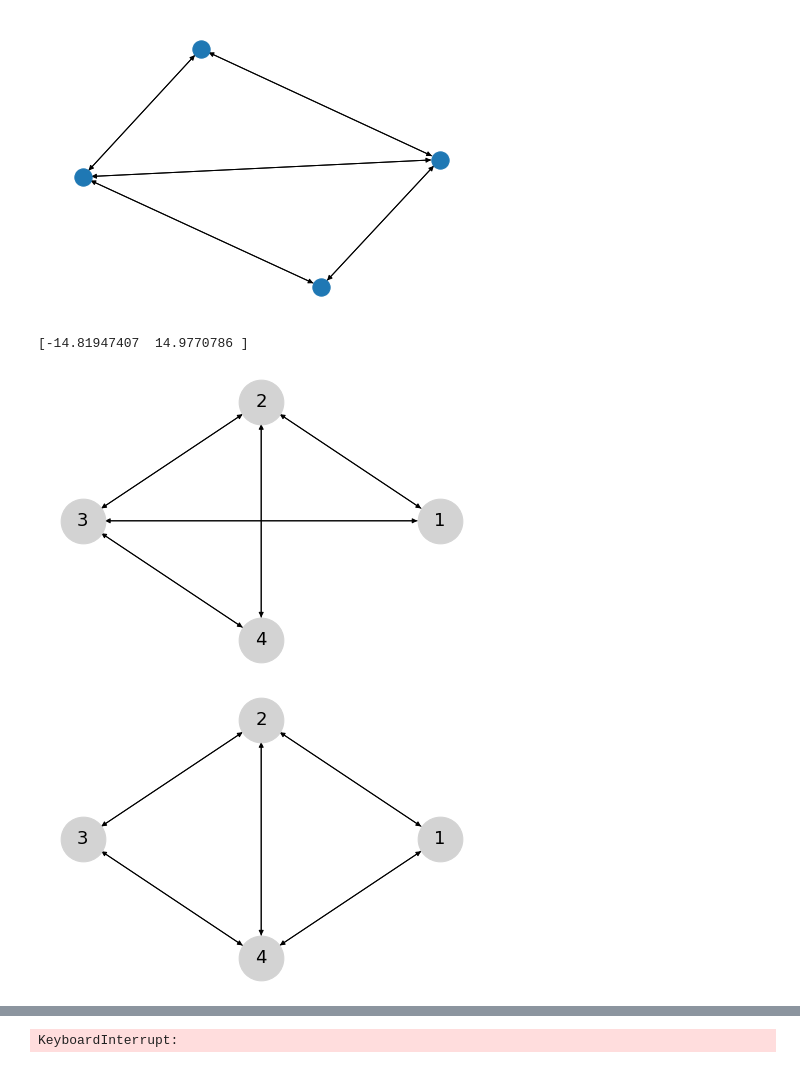
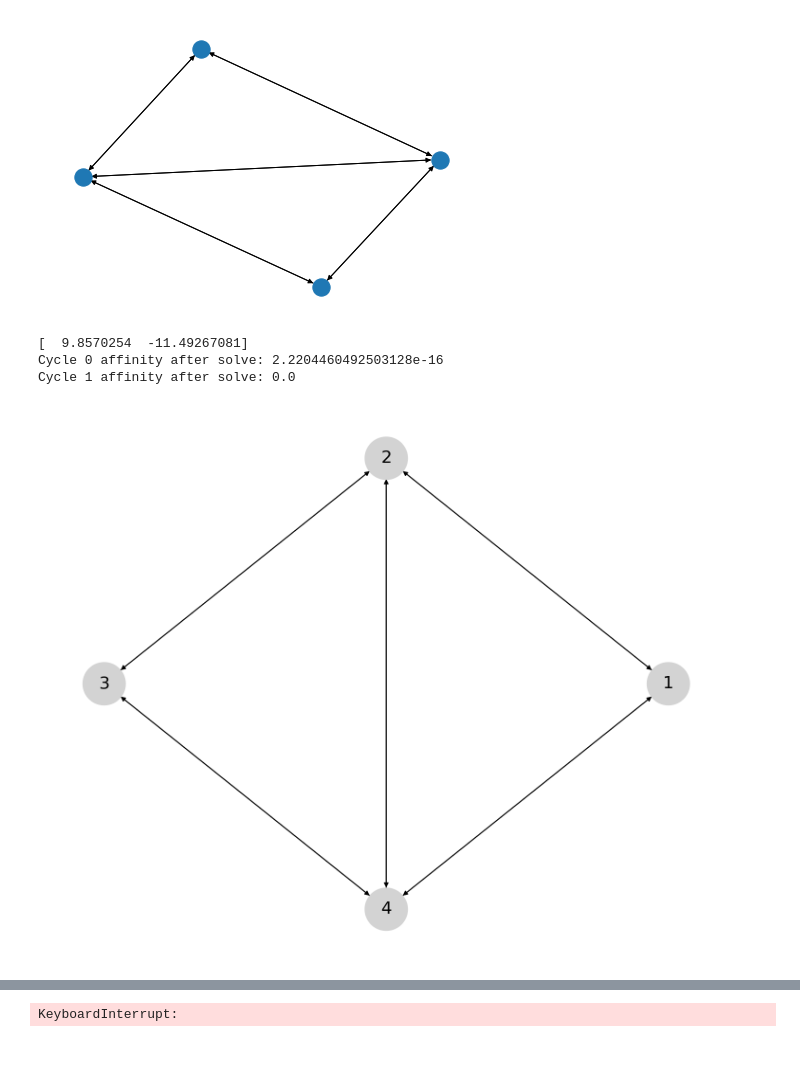
Before and after one commit to sjhaque14/steinberg-signature, a Jupyter notebook: debug_general_graphs.ipynb, the cells around one changed output, grey strips where cells are left out. Drawn from its saved outputs; the diff is of its cells as text; code cells hidden in the pictures.

Commit message:
hard-coded graph to test

```diff
--- a/debug_general_graphs.ipynb
+++ b/debug_general_graphs.ipynb
@@ -41,7 +41,38 @@ Cycle 1 affinity after solve: -2.220446049250313e-16
 # cleaner workflow to test
 
 # create the graphs
-G, G_ud = random_graph_n(4)
+G = nx.DiGraph()
+G.add_node(1)
+G.add_node(2)
+G.add_node(3)
+G.add_node(4)
+G.add_edge(1, 4)
+G.add_edge(4, 1)
+G.add_edge(3, 4)
+G.add_edge(4, 3)
+G.add_edge(3, 2)
+G.add_edge(2, 3)
+G.add_edge(4, 2)
+G.add_edge(2, 4)
+G.add_edge(1, 2)
+G.add_edge(2, 1)
+
+G_ud = nx.Graph()
+G_ud.add_node(1)
+G_ud.add_node(2)
+G_ud.add_node(3)
+G_ud.add_node(4)
+G_ud.add_edge(1, 4)
+G_ud.add_edge(4, 1)
+G_ud.add_edge(3, 4)
+G_ud.add_edge(4, 3)
+G_ud.add_edge(3, 2)
+G_ud.add_edge(2, 3)
+G_ud.add_edge(4, 2)
+G_ud.add_edge(2, 4)
+G_ud.add_edge(1, 2)
+G_ud.add_edge(2, 1)
+
 nx.draw(G,
         pos=nx.circular_layout(G),
         with_labels=True,
@@ -59,45 +90,34 @@ label_dict,label_list = get_labels_ones(G)
 # get cycles
 cycles = get_cycles(G_ud)
 edgesf, edgesb, labelsf, labelsb = get_cycle_labels_edges(cycles, get_labels(G)[0])
 
 # compute affinities (if you want)
 prodf = calculate_cycle_products(labelsf, labelsb)[0]
 prodb = calculate_cycle_products(labelsf, labelsb)[1]
 affs = calculate_affinities(prodf,prodb,cycles)
 print(affs)
 
 # which edges are shared between cycles?
 shared_edges, all_edges_f = shared_edges_cycles(cycles,
                                             edgesf,
                                             edgesb)
 
 # set each cycle to thermodynamic equilibrium, output affinities
 new_labelsf, edge_tracker, idx_tracker = equilibrium_params(cycles, edgesf, labelsf, labelsb, shared_edges)
 
 # update graph's data structures
 
 # Update label_dict & build label_list in edge_list order:
 new_label_dict, new_label_list = reformat_labels(edge_tracker,
                                          idx_tracker,
                                          new_labelsf,
                                          label_dict,
                                          edge_list)
 
 # Then build the Laplacian with the new labels:
 L = Laplacian_all(edge_list, label_list, node_list)
 # %% [output]
-[-14.81947407  14.9770786 ]
+[  9.8570254  -11.49267081]
+Cycle 0 affinity after solve: 2.2204460492503128e-16
+Cycle 1 affinity after solve: 0.0
-[figure, old version]
+[figure, new version]
-# %%
-# create the graphs
-G, G_ud = random_graph_n(4)
-nx.draw(G,
-        pos=nx.circular_layout(G),
-        with_labels=True,
-        node_size=2000,
-        node_color = 'lightgray',
-        font_size=18,
-        font_color='black',
-        font_family='sans-serif')
-# %% [output]
-[figure, removed]
```
Also changed, not shown: parts of 2 cells of this notebook.
